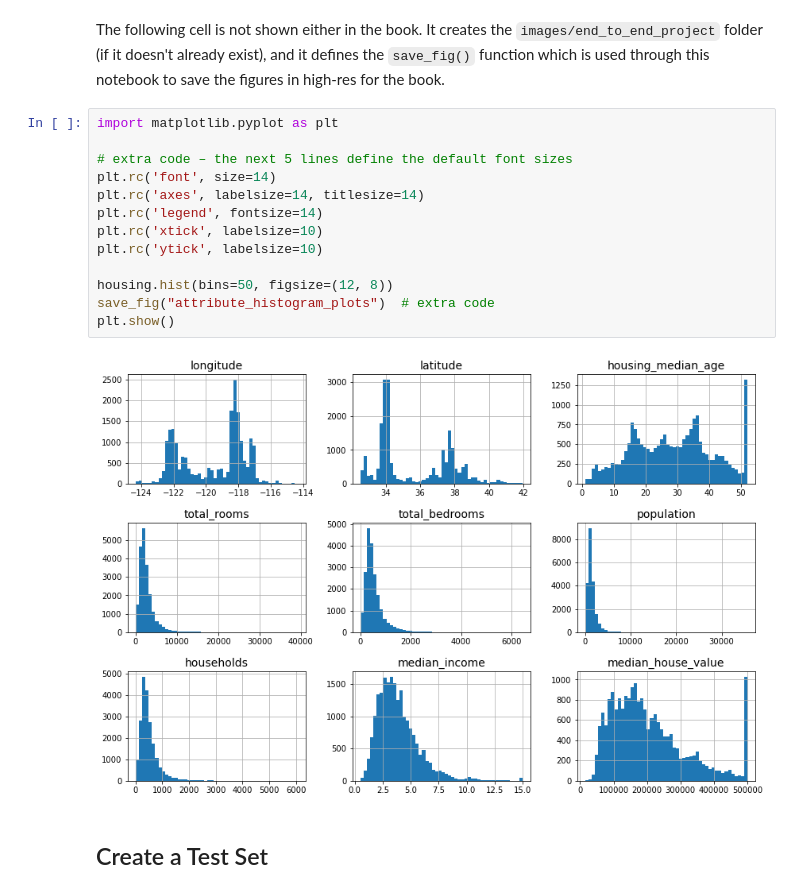
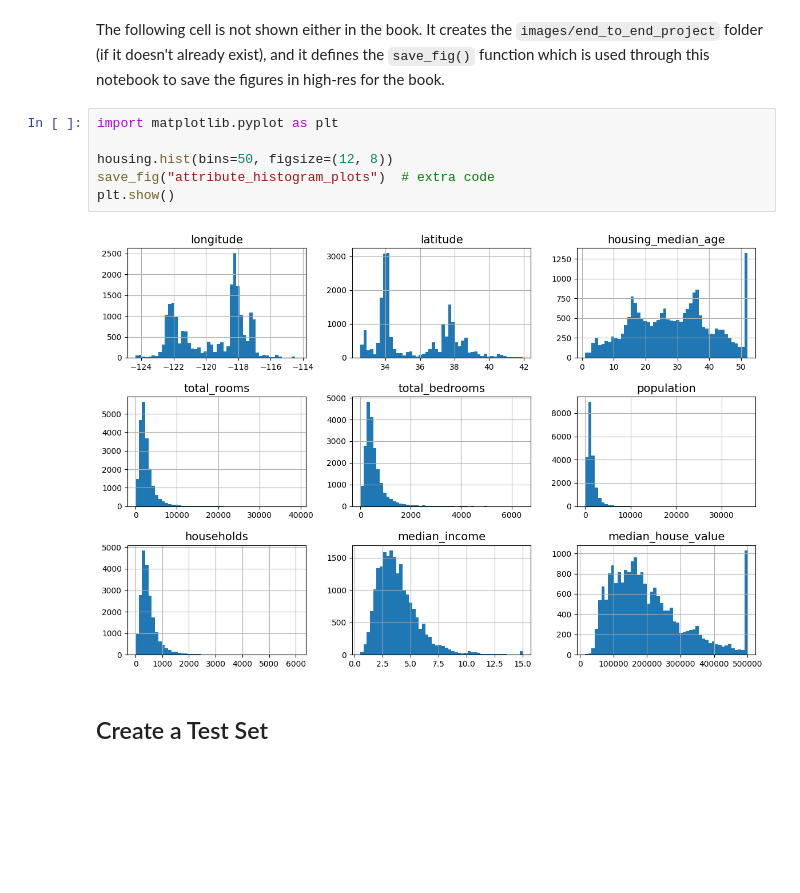
Before and after one commit to juanmacaaz/Machine-Learning, a Jupyter notebook: 02_end_to_end_machine_learning_project.ipynb, the cells around one changed output. Drawn from its saved outputs; the diff is of its cells as text; blank space fills up the shorter version.

```diff
--- a/02_end_to_end_machine_learning_project.ipynb
+++ b/02_end_to_end_machine_learning_project.ipynb
@@ -109,18 +75,11 @@ housing.describe()
 The following cell is not shown either in the book. It creates the `images/end_to_end_project` folder (if it doesn't already exist), and it defines the `save_fig()` function which is used through this notebook to save the figures in high-res for the book.
 # %%
 import matplotlib.pyplot as plt
-
-# extra code – the next 5 lines define the default font sizes
-plt.rc('font', size=14)
-plt.rc('axes', labelsize=14, titlesize=14)
-plt.rc('legend', fontsize=14)
-plt.rc('xtick', labelsize=10)
-plt.rc('ytick', labelsize=10)
 
 housing.hist(bins=50, figsize=(12, 8))
 save_fig("attribute_histogram_plots")  # extra code
 plt.show()
 # %% [output]
-[figure, old version]
+[figure, new version]
 # %% [markdown]
 ## Create a Test Set
```
Also changed, not shown: parts of 118 cells of this notebook.
